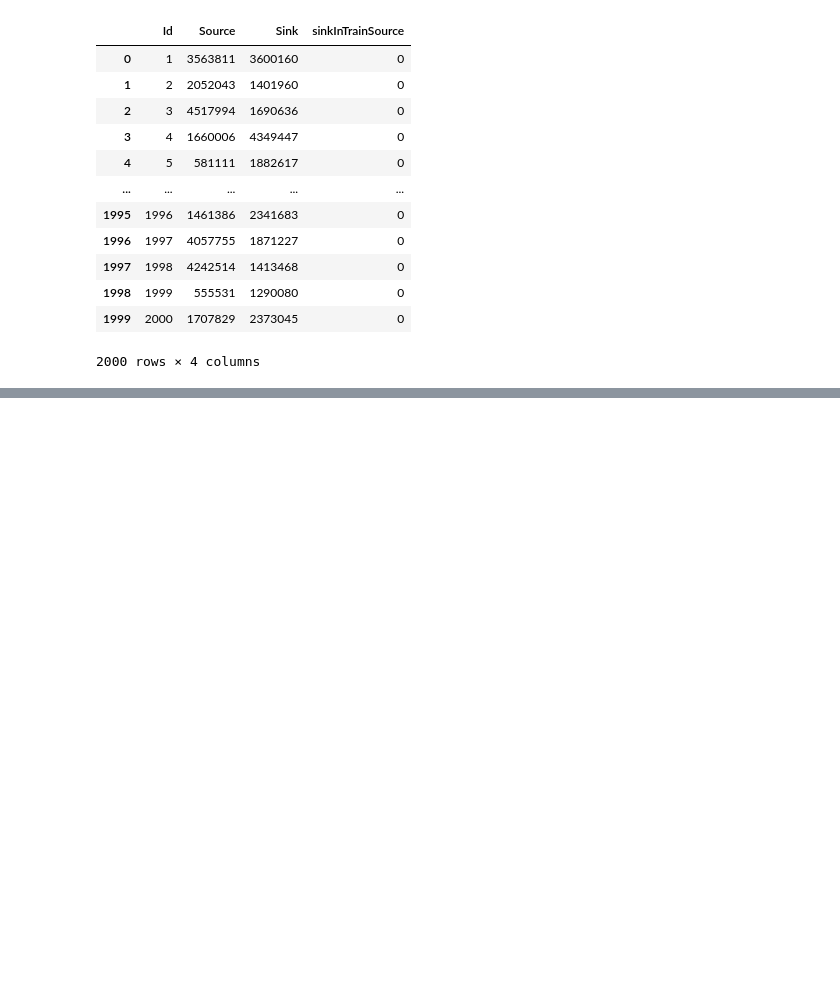
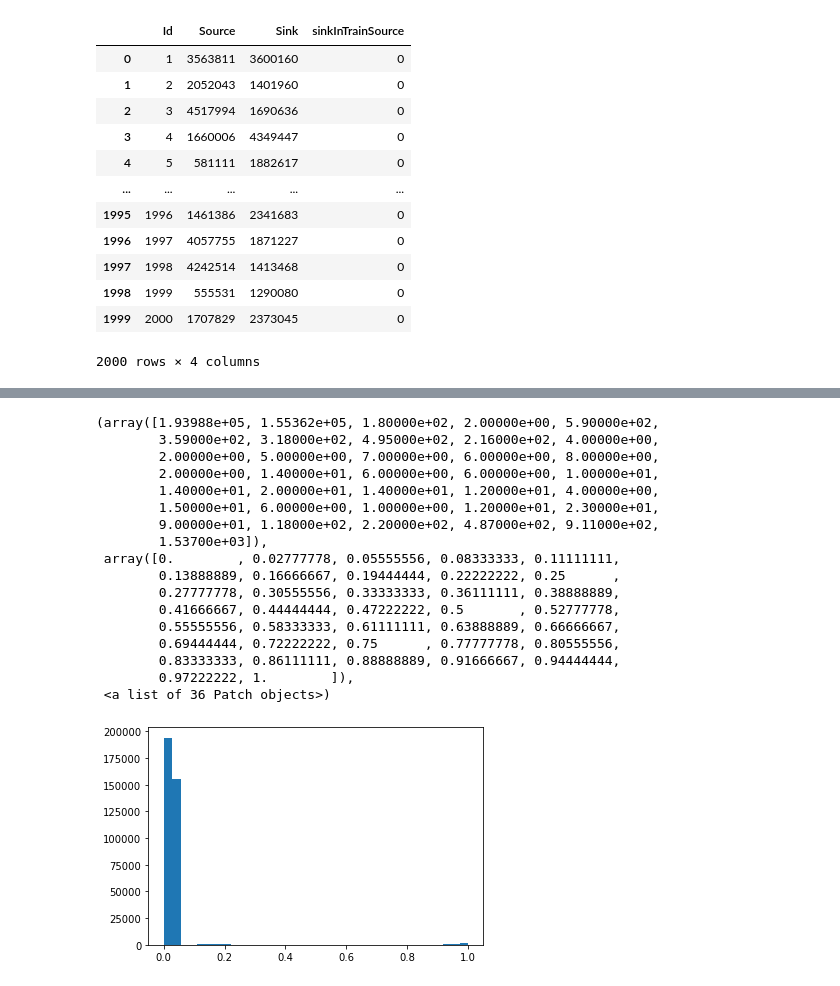
Before and after one commit to yunliu0/Who-are-my-friends, a Jupyter notebook: checktestdata.ipynb, the cells around one changed output, grey strips where cells are left out. Cells and saved outputs as stored; diff of their text form; code cells hidden in the pictures; blank space fills up the shorter version.

```diff
--- a/checktestdata.ipynb
+++ b/checktestdata.ipynb
@@ -106,0 +305,21 @@ test_data
+# %%
+plt.hist(sample_data_0['JC'],bins = int(180/5),range=(0,1))
+# %% [output]
+(array([1.93988e+05, 1.55362e+05, 1.80000e+02, 2.00000e+00, 5.90000e+02,
+        3.59000e+02, 3.18000e+02, 4.95000e+02, 2.16000e+02, 4.00000e+00,
+        2.00000e+00, 5.00000e+00, 7.00000e+00, 6.00000e+00, 8.00000e+00,
+        2.00000e+00, 1.40000e+01, 6.00000e+00, 6.00000e+00, 1.00000e+01,
+        1.40000e+01, 2.00000e+01, 1.40000e+01, 1.20000e+01, 4.00000e+00,
+        1.50000e+01, 6.00000e+00, 1.00000e+00, 1.20000e+01, 2.30000e+01,
+        9.00000e+01, 1.18000e+02, 2.20000e+02, 4.87000e+02, 9.11000e+02,
+        1.53700e+03]),
+ array([0.        , 0.02777778, 0.05555556, 0.08333333, 0.11111111,
+        0.13888889, 0.16666667, 0.19444444, 0.22222222, 0.25      ,
+        0.27777778, 0.30555556, 0.33333333, 0.36111111, 0.38888889,
+        0.41666667, 0.44444444, 0.47222222, 0.5       , 0.52777778,
+        0.55555556, 0.58333333, 0.61111111, 0.63888889, 0.66666667,
+        0.69444444, 0.72222222, 0.75      , 0.77777778, 0.80555556,
+        0.83333333, 0.86111111, 0.88888889, 0.91666667, 0.94444444,
+        0.97222222, 1.        ]),
+ <a list of 36 Patch objects>)
+[figure, added]
```
Also changed, not shown: parts of 58 cells of this notebook.
